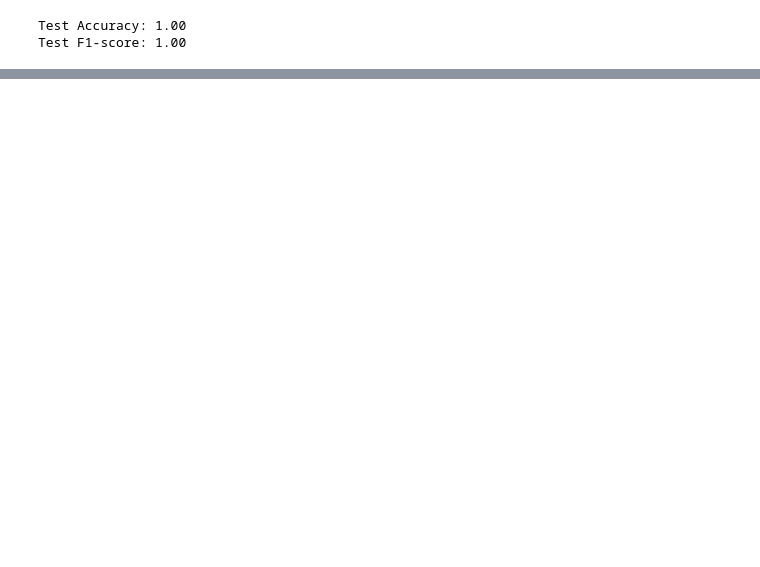
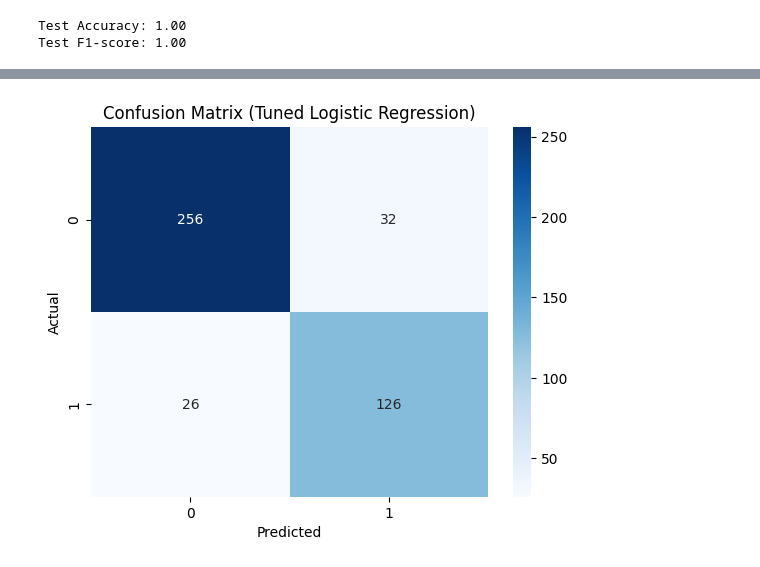
Before and after one commit to ZETRON030/AI-Week-2, a Jupyter notebook: Week 2 AI.ipynb, the cells around one changed output, grey strips where cells are left out. Cells and saved outputs as stored; diff of their text form; code cells hidden in the pictures; blank space fills up the shorter version.

Commit message:
Overfitting Addresed, updated Readme

```diff
--- a/Week 2 AI.ipynb
+++ b/Week 2 AI.ipynb
@@ -104,0 +322,67 @@ Test F1-score: 1.00
+# %%
+# Evaluate the best model on the training set to check for overfitting
+# To confirm it learned well but didn't just memorize everything (not overfitting)
+
+from sklearn.model_selection import GridSearchCV
+from sklearn.linear_model import LogisticRegression
+from sklearn.metrics import accuracy_score, precision_score, recall_score, f1_score
+
+# Define an expanded parameter grid to search
+param_grid = {'C': [0.1, 1, 10, 100, 500, 1000]} # Expanded range
+
+# Initialize Logistic Regression model
+logreg = LogisticRegression(random_state=42, max_iter=1000) # Increased max_iter for convergence with larger C
+
+# Initialize GridSearchCV (optimizing for F1-score)
+grid_search = GridSearchCV(logreg, param_grid, cv=5, scoring='f1')
+
+# Fit GridSearchCV to the training data
+grid_search.fit(X_train, y_train)
+
+# Print the best parameters and best score
+print("\nBest parameters found by Grid Search (Expanded Range):")
+print(grid_search.best_params_)
+print("\nBest cross-validation F1-score (Expanded Range):")
+print(grid_search.best_score_)
+
+# Get the best model
+best_logreg_model = grid_search.best_estimator_
+
+# Evaluate the best model on the test set
+print("\nMetrics on Test Data with Best Tuned Logistic Regression Model:")
+y_pred_best_logreg = best_logreg_model.predict(X_test)
+
+acc_best_logreg = accuracy_score(y_test, y_pred_best_logreg)
+prec_best_logreg = precision_score(y_test, y_pred_best_logreg)
+rec_best_logreg = recall_score(y_test, y_pred_best_logreg)
+f1_best_logreg = f1_score(y_test, y_pred_best_logreg)
+
+print(f"Accuracy: {acc_best_logreg:.2f}")
+print(f"Precision: {prec_best_logreg:.2f}")
+print(f"Recall: {rec_best_logreg:.2f}")
+print(f"F1-score: {f1_best_logreg:.2f}")
+
+# Evaluate the best model on the training set to check for overfitting
+print("\nMetrics on Training Data with Best Tuned Logistic Regression Model:")
+y_train_pred_best_logreg = best_logreg_model.predict(X_train)
+
+acc_train_best_logreg = accuracy_score(y_train, y_train_pred_best_logreg)
+prec_train_best_logreg = precision_score(y_train, y_train_pred_best_logreg)
+rec_train_best_logreg = recall_score(y_train, y_train_pred_best_logreg)
+f1_train_best_logreg = f1_score(y_train, y_train_pred_best_logreg)
+
+print(f"Accuracy (Train): {acc_train_best_logreg:.2f}")
+print(f"Precision (Train): {prec_train_best_logreg:.2f}")
+print(f"Recall (Train): {rec_train_best_logreg:.2f}")
+print(f"F1-score (Train): {f1_train_best_logreg:.2f}")
+
+
+# Display the confusion matrix for the best tuned model
+print("\nConfusion Matrix for Best Tuned Logistic Regression Model:")
+cm_best_logreg = confusion_matrix(y_test, y_pred_best_logreg)
+sns.heatmap(cm_best_logreg, annot=True, fmt='d', cmap='Blues')
+plt.title("Confusion Matrix (Tuned Logistic Regression)")
+plt.xlabel("Predicted")
+plt.ylabel("Actual")
+plt.show()
+# %% [output]
@@ -104,0 +408 @@ Test F1-score: 1.00
+[figure, added]
```
Also changed, not shown: parts of 21 cells of this notebook, 2 other files.
